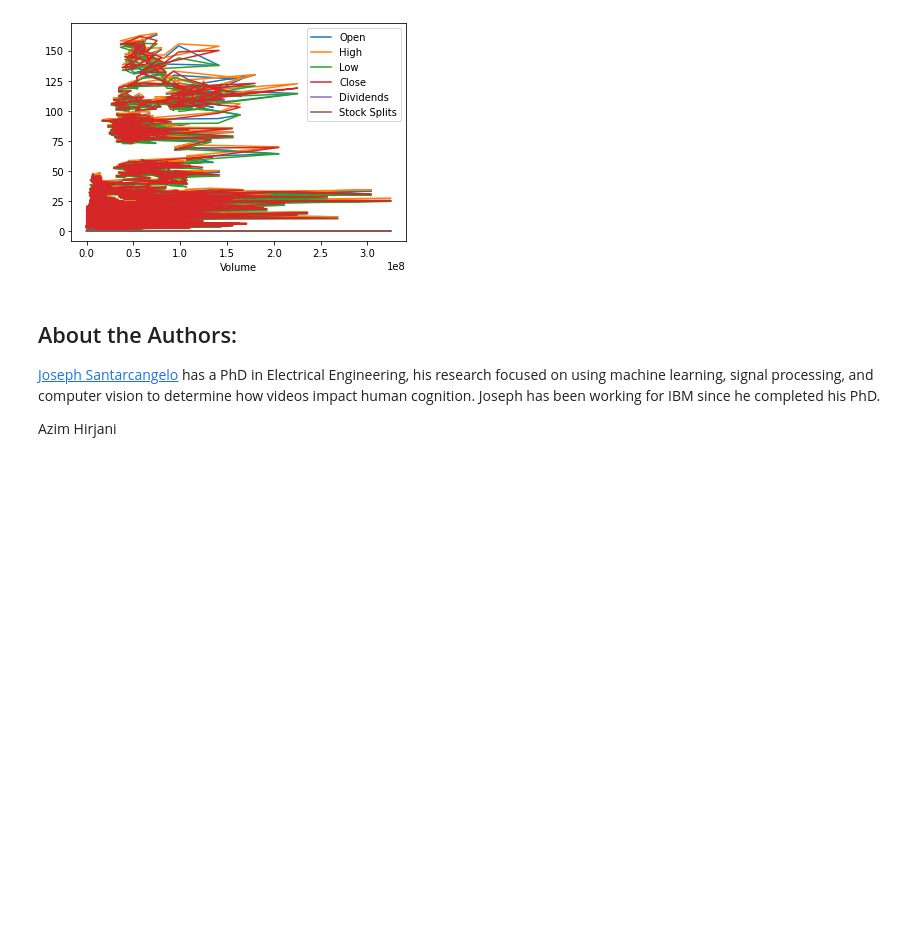
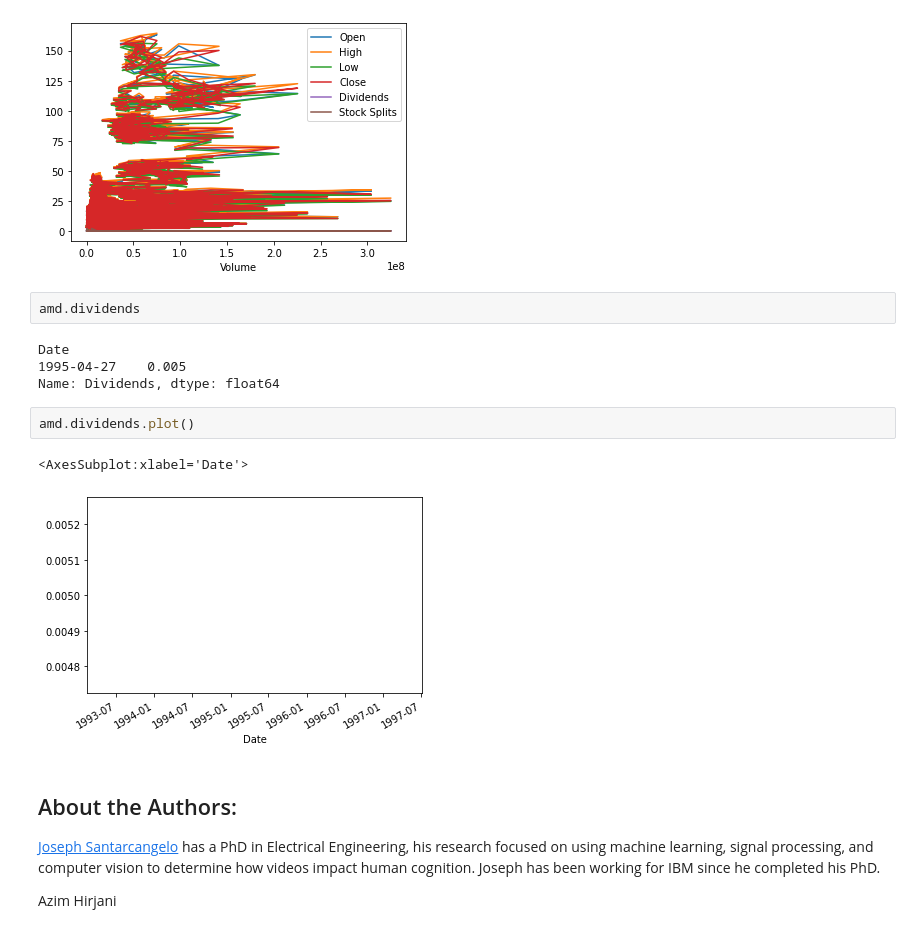
Before and after one commit to vipinyadav0/Python_Data_Science, a Jupyter notebook: Final_Assignment_Library.ipynb, the cells around one changed output. Cells and saved outputs as stored; diff of their text form; blank space fills up the shorter version.

```diff
--- a/Final_Assignment_Library.ipynb
+++ b/Final_Assignment_Library.ipynb
@@ -204,6 +204,17 @@ amd_share_price_data.plot("Volume")
 # %% [output]
 <AxesSubplot:xlabel='Volume'>
 [figure]
+# %%
+amd.dividends
+# %% [output]
+Date
+1995-04-27    0.005
+Name: Dividends, dtype: float64
+# %%
+amd.dividends.plot()
+# %% [output]
+<AxesSubplot:xlabel='Date'>
+[figure, added]
 # %% [markdown]
 <h2>About the Authors:</h2>
 
```
